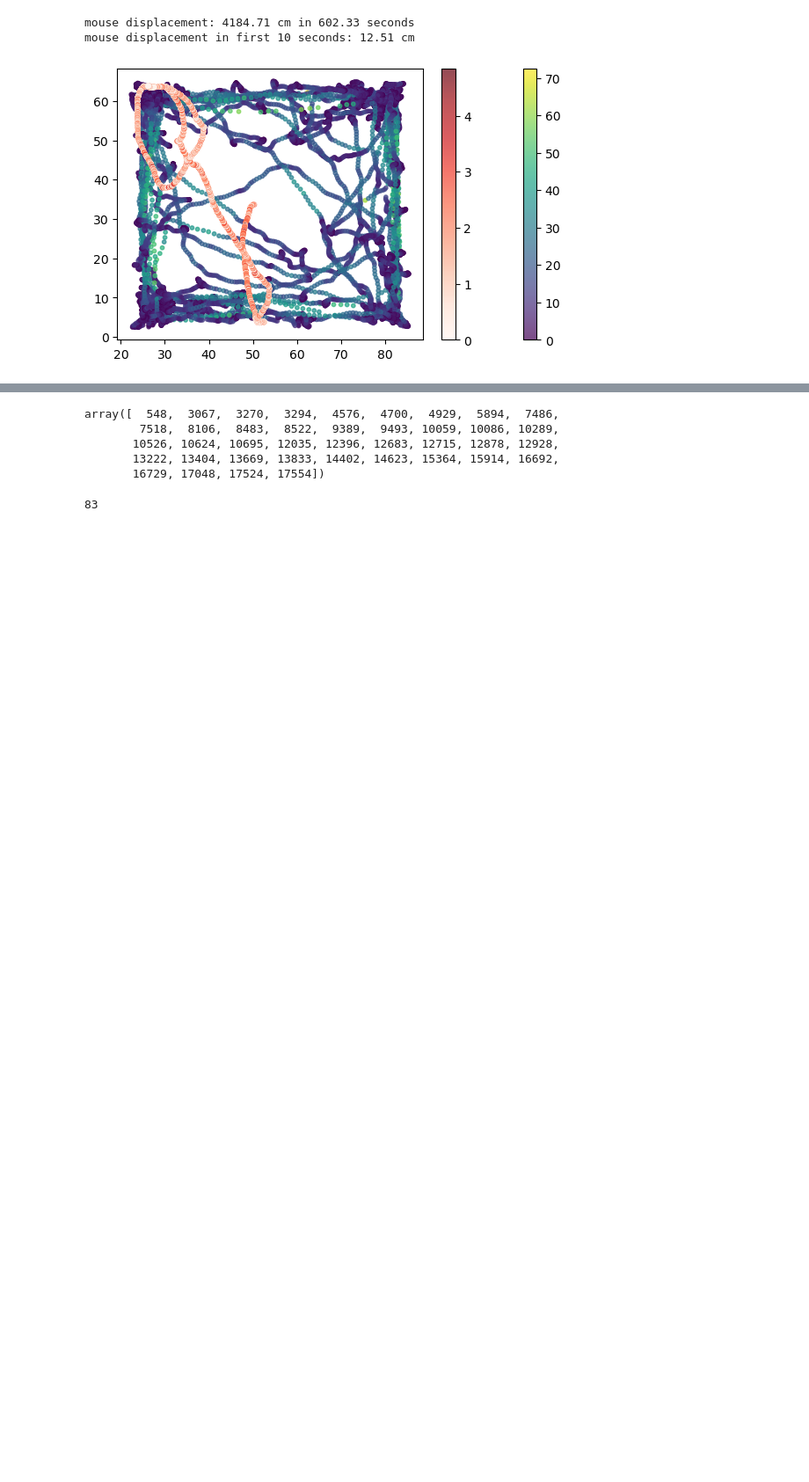
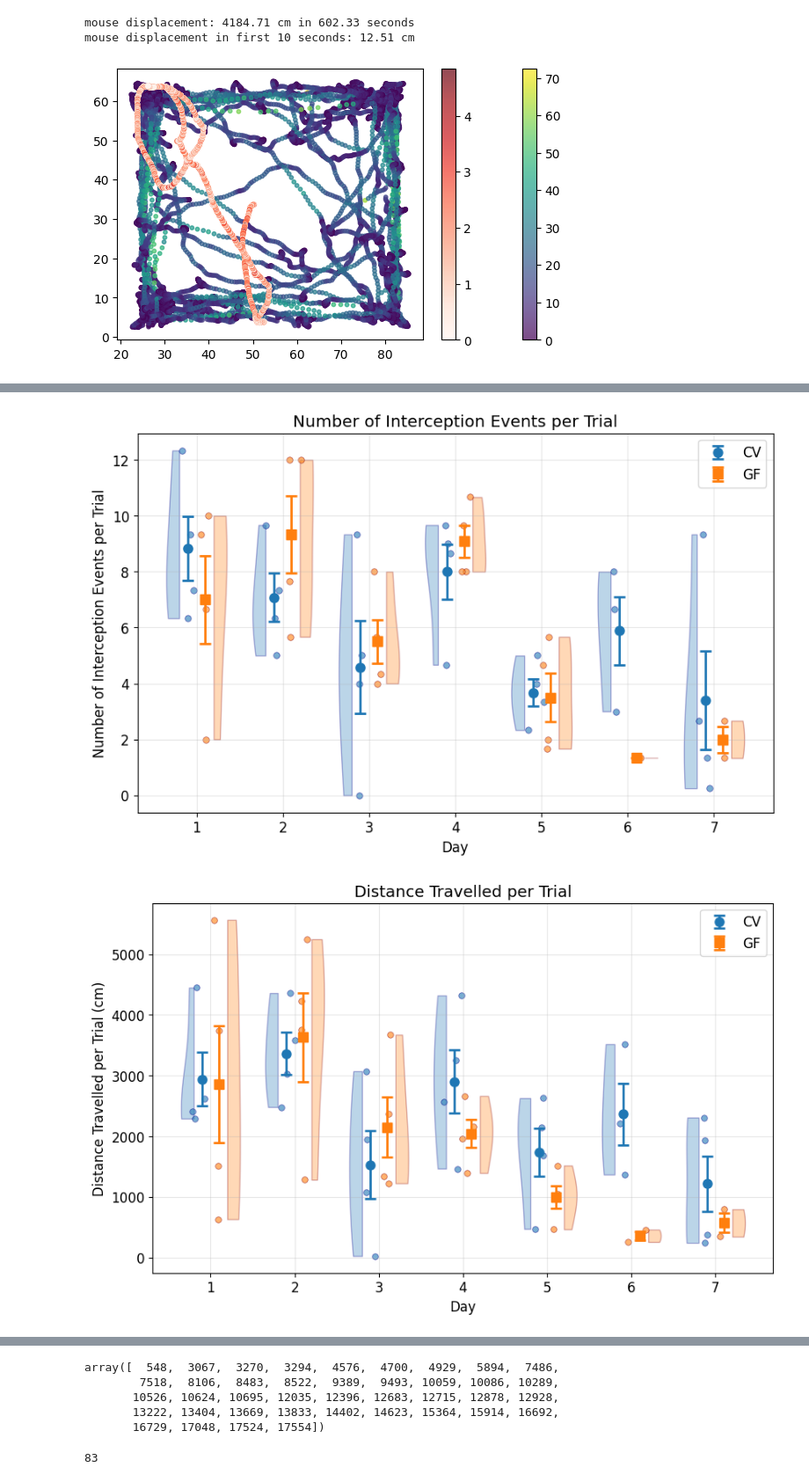
Before and after one commit to arnabiswas/live_cricket_analysis, a Jupyter notebook: analysis_notebook.ipynb, the cells around one changed output, grey strips where cells are left out. Shown at 88% size. Drawn from its saved outputs; the diff is of its cells as text; code cells hidden in the pictures; blank space fills up the shorter version.

Commit message:
ENH: Group analysis updates

```diff
--- a/analysis_notebook.ipynb
+++ b/analysis_notebook.ipynb
@@ -316,2 +204,6 @@ CV_data = process_mouse_data(CV_files)
+# %%
+#Average across groups and days
+GF_average_data = average_gf_cv_mouse_experiment_data(GF_data)
+CV_average_data = average_gf_cv_mouse_experiment_data(CV_data)
 # %%
 #Plots I need to make
@@ -498,0 +275,3 @@ for key in GF_data.keys():
+# %%
+GF_approach_data = extract_approach_data(GF_average_data)
+CV_approach_data = extract_approach_data(CV_average_data)
@@ -498,0 +440,59 @@ for key in GF_data.keys():
+# %%
+plot_metric_across_days(CV_approach_data,
+                        GF_approach_data,
+                        'num_approach_events',
+                        title='Number of Interception Events per Trial',
+                        ylabel='Number of Interception Events per Trial',
+                        group1_name='CV',
+                        group2_name='GF',
+                        plot_type='both')
+
+plot_metric_across_days(CV_approach_data,
+                        GF_approach_data,
+                        'distance_travelled',
+                        title='Distance Travelled per Trial',
+                        ylabel='Distance Travelled per Trial (cm)',
+                        group1_name='CV',
+                        group2_name='GF')
+
+plot_metric_across_days(CV_approach_data,
+                        GF_approach_data,
+                        'average_speed_during_interception',
+                        title='Average Speed During Interception',
+                        ylabel='Average Speed During Interception (cm/s)',
+                        group1_name='CV',
+                        group2_name='GF')
+
+plot_metric_across_days(CV_approach_data,
+                        GF_approach_data,
+                        'max_speed_during_interception',
+                        title='Max Speed During Interception',
+                        ylabel='Max Speed During Interception (cm/s)',
+                        group1_name='CV',
+                        group2_name='GF')
+
+plot_metric_across_days(CV_approach_data,
+                        GF_approach_data,
+                        'time_to_capture',
+                        title='Time to Capture',
+                        ylabel='Time to Capture (s)',
+                        group1_name='CV',
+                        group2_name='GF')
+
+plot_metric_across_days(CV_approach_data,
+                        GF_approach_data,
+                        'distance_to_cricket_at_approach_start',
+                        title='Distance to Cricket at Approach Start',
+                        ylabel='Distance to Cricket at Approach Start (cm)',
+                        group1_name='CV',
+                        group2_name='GF')
+plot_metric_across_days(CV_approach_data,
+                        GF_approach_data,
+                        'num_incomplete_approach_events',
+                        title='Number of Incomplete Approach Events per Trial',
+                        ylabel='Number of Incomplete Approach Events per Trial',
+                        group1_name='CV',
+                        group2_name='GF')
+# %% [output]
+[figure, added]
+[figure, added]
```
Also changed, not shown: parts of 44 cells of this notebook, 2 other files.
